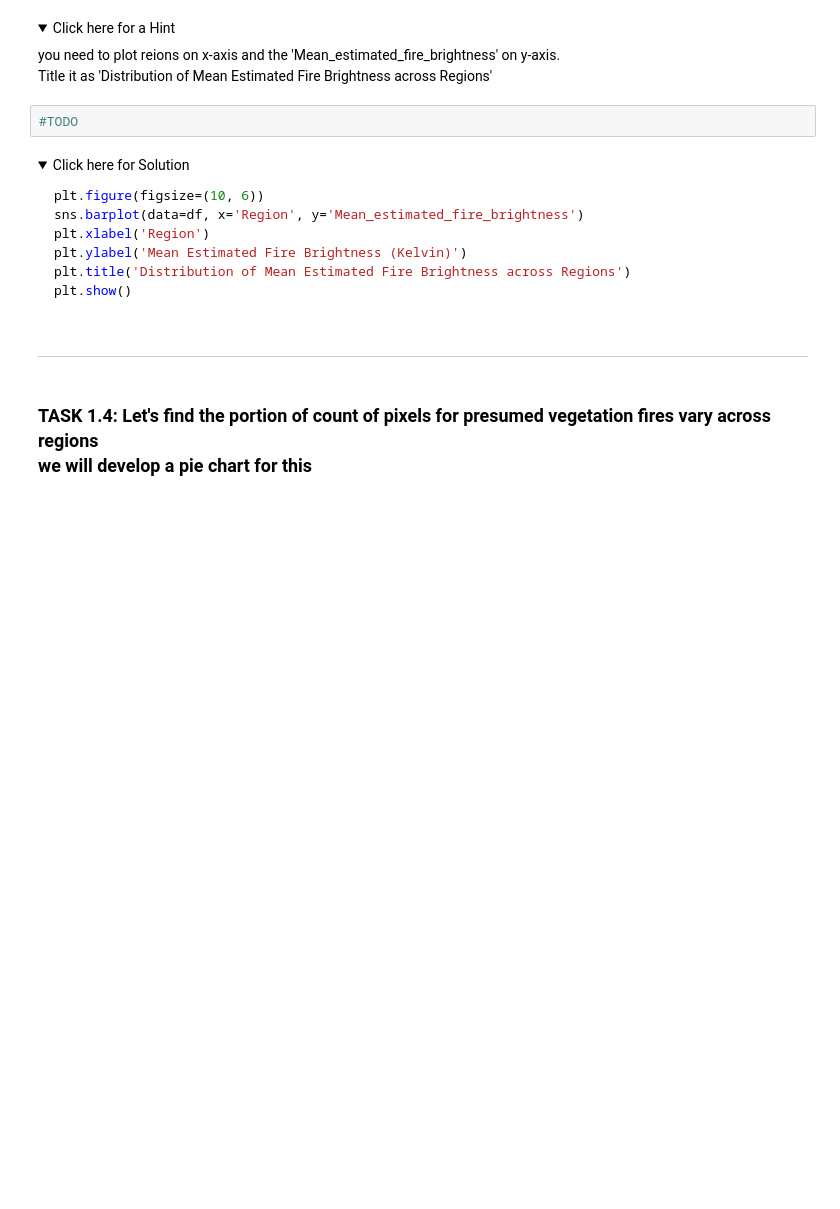
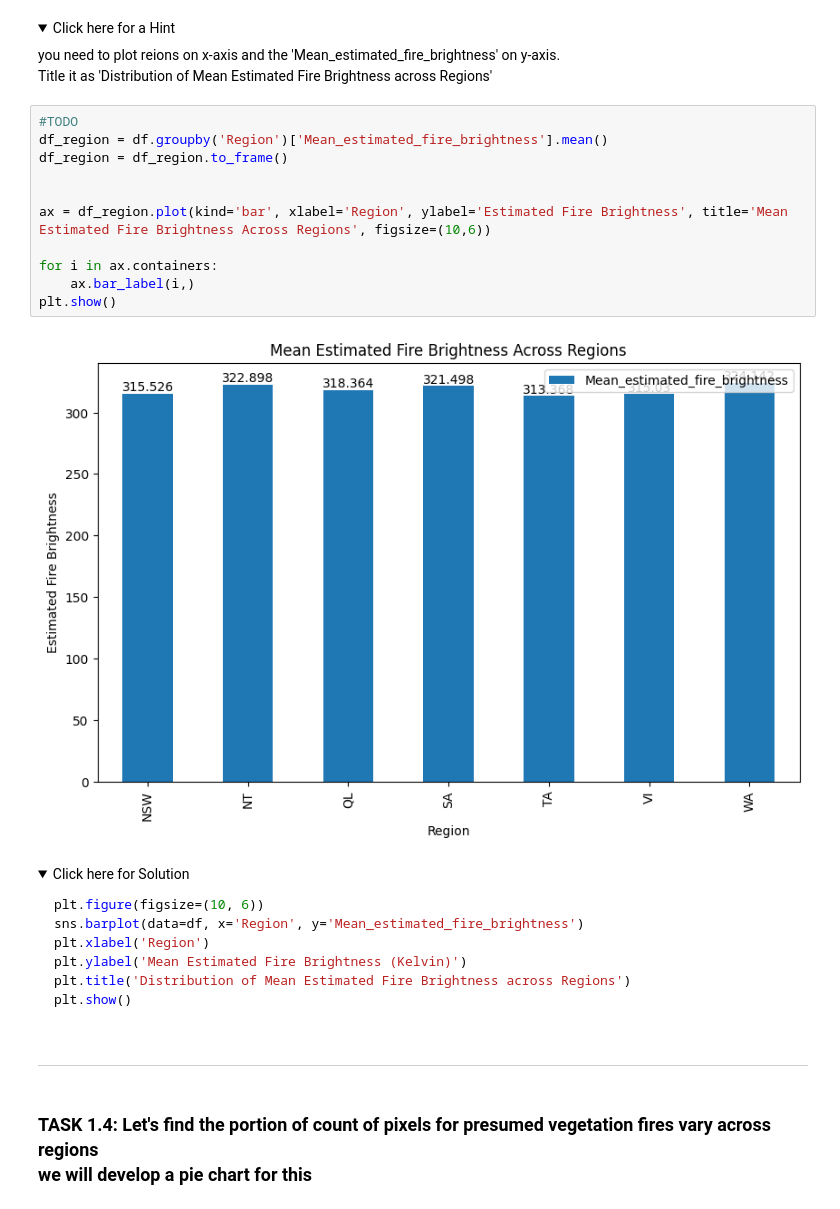
Before and after one commit to felix553/Data-Analyst-IBM-Course, a Jupyter notebook: Data Visualisation and Dashboards with Excel and Cognos/Week 5/Practice_Assignment_Part1.jupyterlite.ipynb, the cells around one changed output. Cells and saved outputs as stored; diff of their text form; folded sections open; blank space fills up the shorter version.

```diff
--- a/Data Visualisation and Dashboards with Excel and Cognos/Week 5/Practice_Assignment_Part1.jupyterlite.ipynb
+++ b/Data Visualisation and Dashboards with Excel and Cognos/Week 5/Practice_Assignment_Part1.jupyterlite.ipynb
@@ -349,8 +356,19 @@ df['Region'].unique()
     <summary>Click here for a Hint</summary>
 you need to plot reions on x-axis and the 'Mean_estimated_fire_brightness' on y-axis.<br>Title it as 'Distribution of Mean Estimated Fire Brightness across Regions'
 </details>
-# %%
-#TODO
+# %%
+#TODO
+df_region = df.groupby('Region')['Mean_estimated_fire_brightness'].mean()
+df_region = df_region.to_frame()
+
+
+ax = df_region.plot(kind='bar', xlabel='Region', ylabel='Estimated Fire Brightness', title='Mean Estimated Fire Brightness Across Regions', figsize=(10,6))
+
+for i in ax.containers:
+    ax.bar_label(i,)
+plt.show()
+# %% [output]
+[figure, added]
 # %% [markdown]
 <details>
     <summary>Click here for Solution</summary>
```
Also changed, not shown: parts of 17 cells of this notebook.
